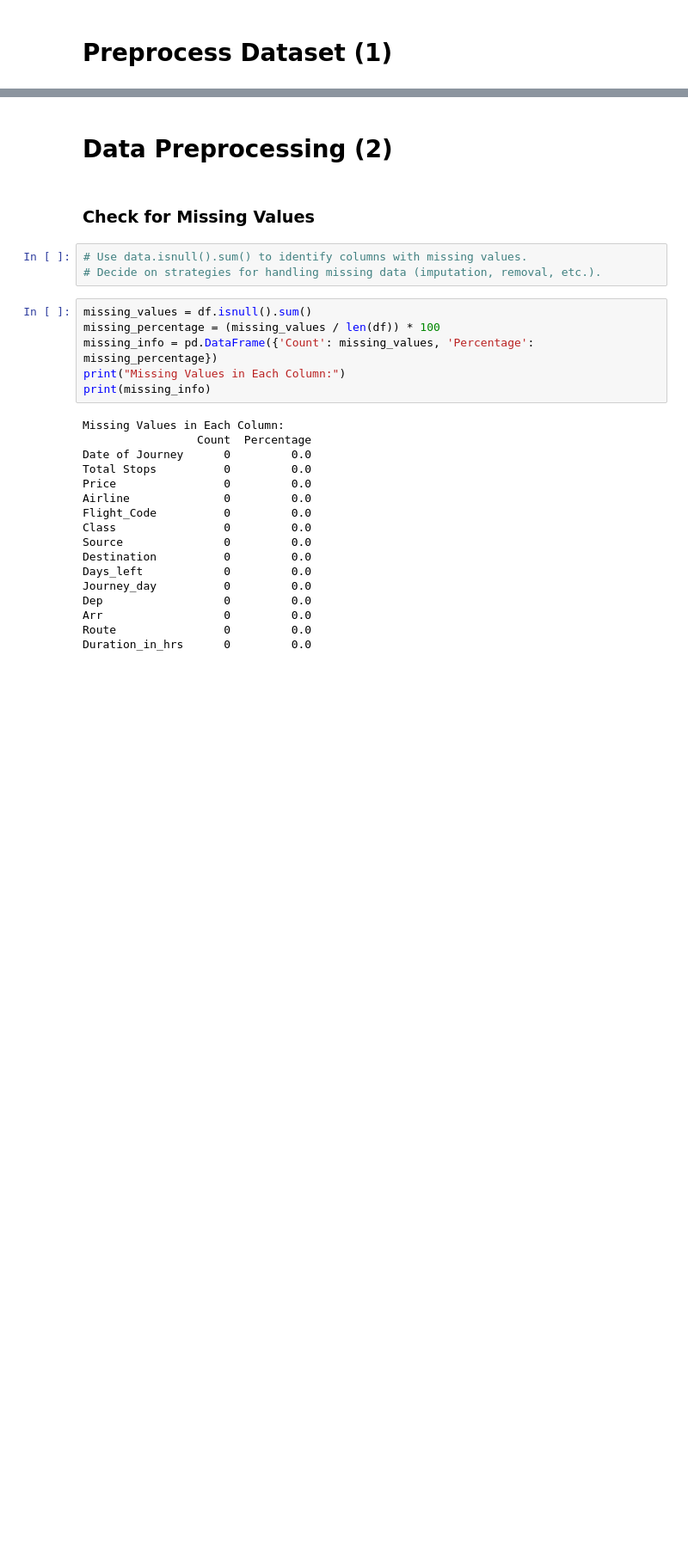
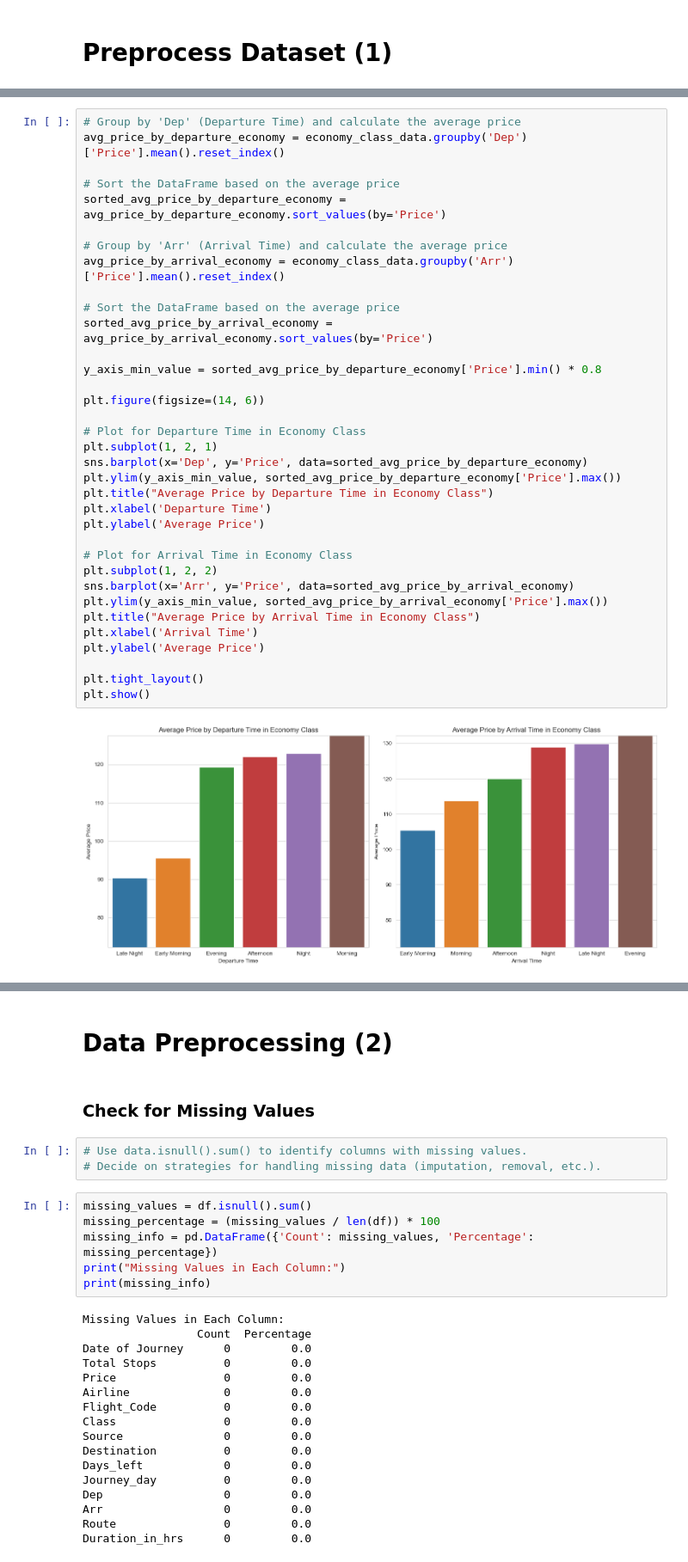
Before and after one commit to Eric1423/CS148_Final_Project, a Jupyter notebook: Final_Project.ipynb, the cells around one changed output, grey strips where cells are left out. Shown at 86% size. Drawn from its saved outputs; the diff is of its cells as text; blank space fills up the shorter version.

```diff
--- a/Final_Project.ipynb
+++ b/Final_Project.ipynb
@@ -437,0 +390,37 @@ plt.show()
+# %%
+# Group by 'Dep' (Departure Time) and calculate the average price
+avg_price_by_departure_economy = economy_class_data.groupby('Dep')['Price'].mean().reset_index()
+
+# Sort the DataFrame based on the average price
+sorted_avg_price_by_departure_economy = avg_price_by_departure_economy.sort_values(by='Price')
+
+# Group by 'Arr' (Arrival Time) and calculate the average price
+avg_price_by_arrival_economy = economy_class_data.groupby('Arr')['Price'].mean().reset_index()
+
+# Sort the DataFrame based on the average price
+sorted_avg_price_by_arrival_economy = avg_price_by_arrival_economy.sort_values(by='Price')
+
+y_axis_min_value = sorted_avg_price_by_departure_economy['Price'].min() * 0.8
+
+plt.figure(figsize=(14, 6))
+
+# Plot for Departure Time in Economy Class
+plt.subplot(1, 2, 1)
+sns.barplot(x='Dep', y='Price', data=sorted_avg_price_by_departure_economy)
+plt.ylim(y_axis_min_value, sorted_avg_price_by_departure_economy['Price'].max())
+plt.title("Average Price by Departure Time in Economy Class")
+plt.xlabel('Departure Time')
+plt.ylabel('Average Price')
+
+# Plot for Arrival Time in Economy Class
+plt.subplot(1, 2, 2)
+sns.barplot(x='Arr', y='Price', data=sorted_avg_price_by_arrival_economy)
+plt.ylim(y_axis_min_value, sorted_avg_price_by_arrival_economy['Price'].max())
+plt.title("Average Price by Arrival Time in Economy Class")
+plt.xlabel('Arrival Time')
+plt.ylabel('Average Price')
+
+plt.tight_layout()
+plt.show()
+# %% [output]
+[figure, added]
```
Also changed, not shown: parts of 62 cells of this notebook.
